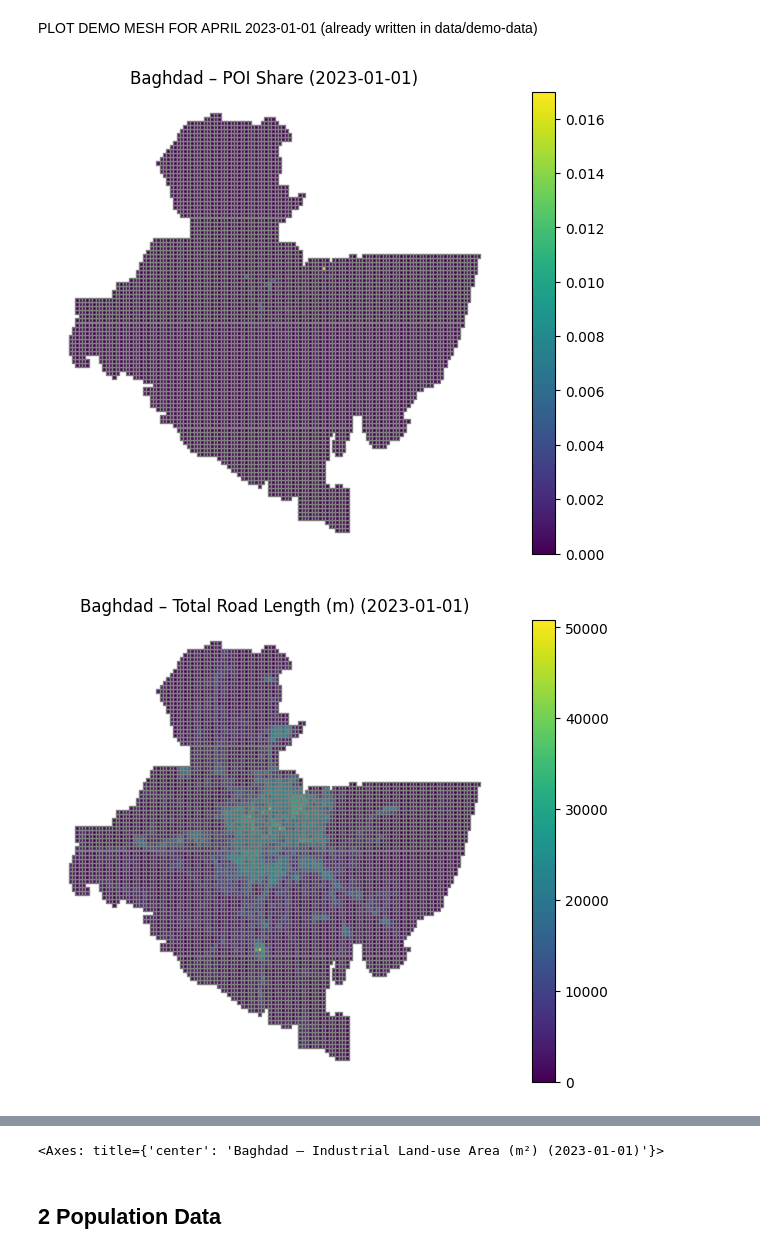
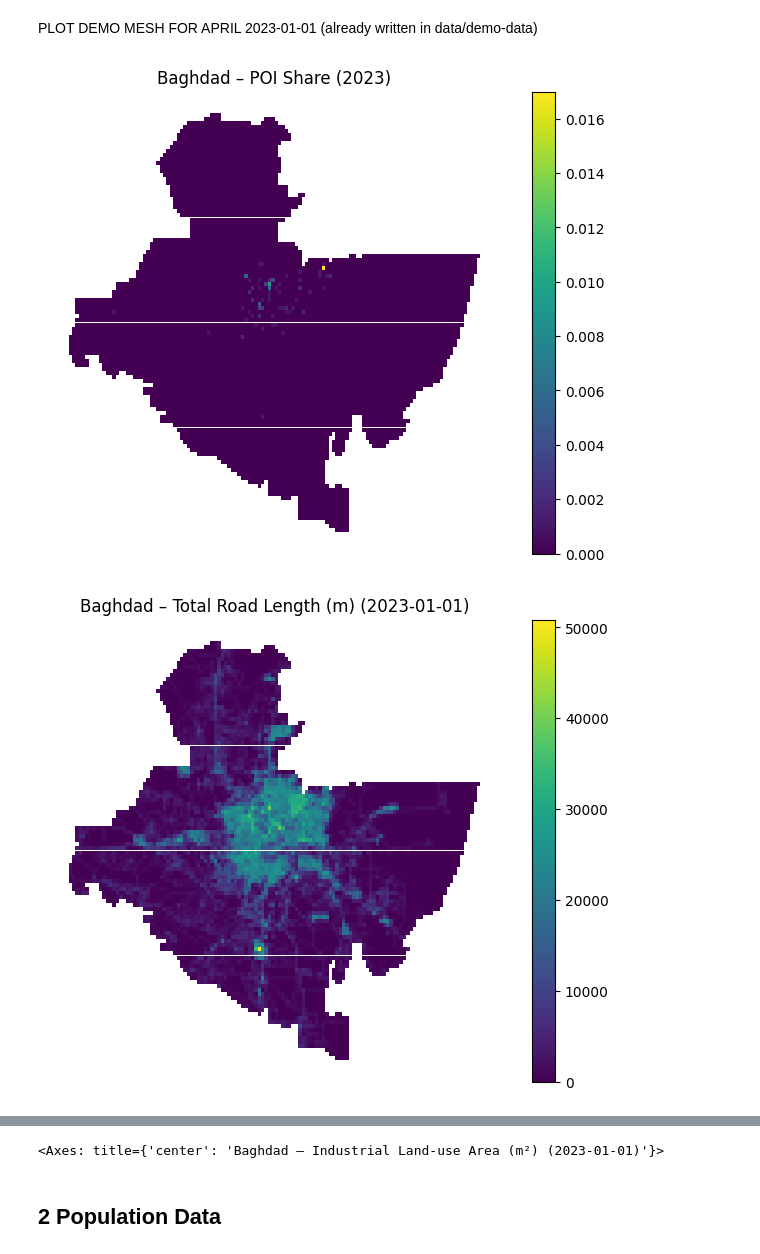
Before and after one commit to yixuan228/air-pollution-mobility-research-project, a Jupyter notebook: notebooks/2_contributing_factors_data_analysis.ipynb, the cells around one changed output, grey strips where cells are left out. Drawn from its saved outputs; the diff is of its cells as text; code cells hidden in the pictures.

Commit message:
Updated Graphs

```diff
--- a/notebooks/2_contributing_factors_data_analysis.ipynb
+++ b/notebooks/2_contributing_factors_data_analysis.ipynb
@@ -216,36 +219,39 @@ PLOT DEMO MESH FOR APRIL 2023-01-01 (already written in data/demo-data)
 # %%
 # Load the single Baghdad mesh
 gdf_bag = gpd.read_file(demo_dir / "baghdad-2023-01-01.gpkg")
 
 # POI Share
 plot_mesh(
     mesh    = gdf_bag,
     feature = "poi_share",
-    title   = "Baghdad – POI Share (2023-01-01)",
+    title   = "Baghdad – POI Share (2023)",
     figsize = (8, 6),
     show    = True,
-    cmap    = "viridis"
+    cmap    = "viridis",
+    show_edges=False
 )
 
 # Road Length
 plot_mesh(
     mesh    = gdf_bag,
     feature = "road_len",
     title   = "Baghdad – Total Road Length (m) (2023-01-01)",
     figsize = (8, 6),
     show    = True,
-    cmap    = "viridis"
+    cmap    = "viridis",
+    show_edges=False
 )
 
 # Industrial Land-use Area
 plot_mesh(
     mesh    = gdf_bag,
     feature = "lu_industrial_area",
     title   = "Baghdad – Industrial Land-use Area (m²) (2023-01-01)",
     figsize = (8, 6),
     show    = True,
-    cmap    = "viridis"
+    cmap    = "viridis",
+    show_edges=False
 )
 # %% [output]
-[figure, old version]
+[figure, new version]
-[figure, old version]
+[figure, new version]
```
Also changed, not shown: parts of 2 cells of this notebook.
